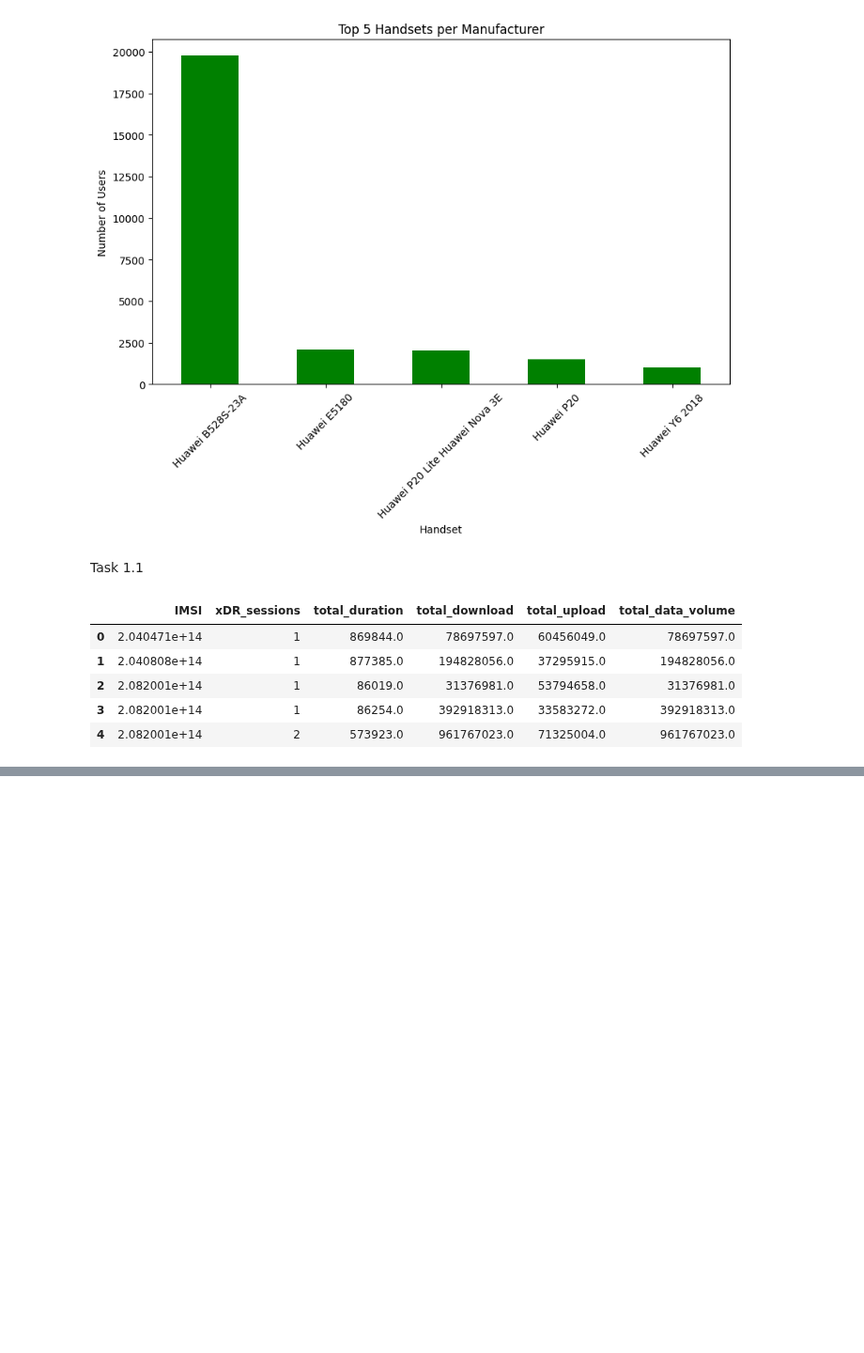
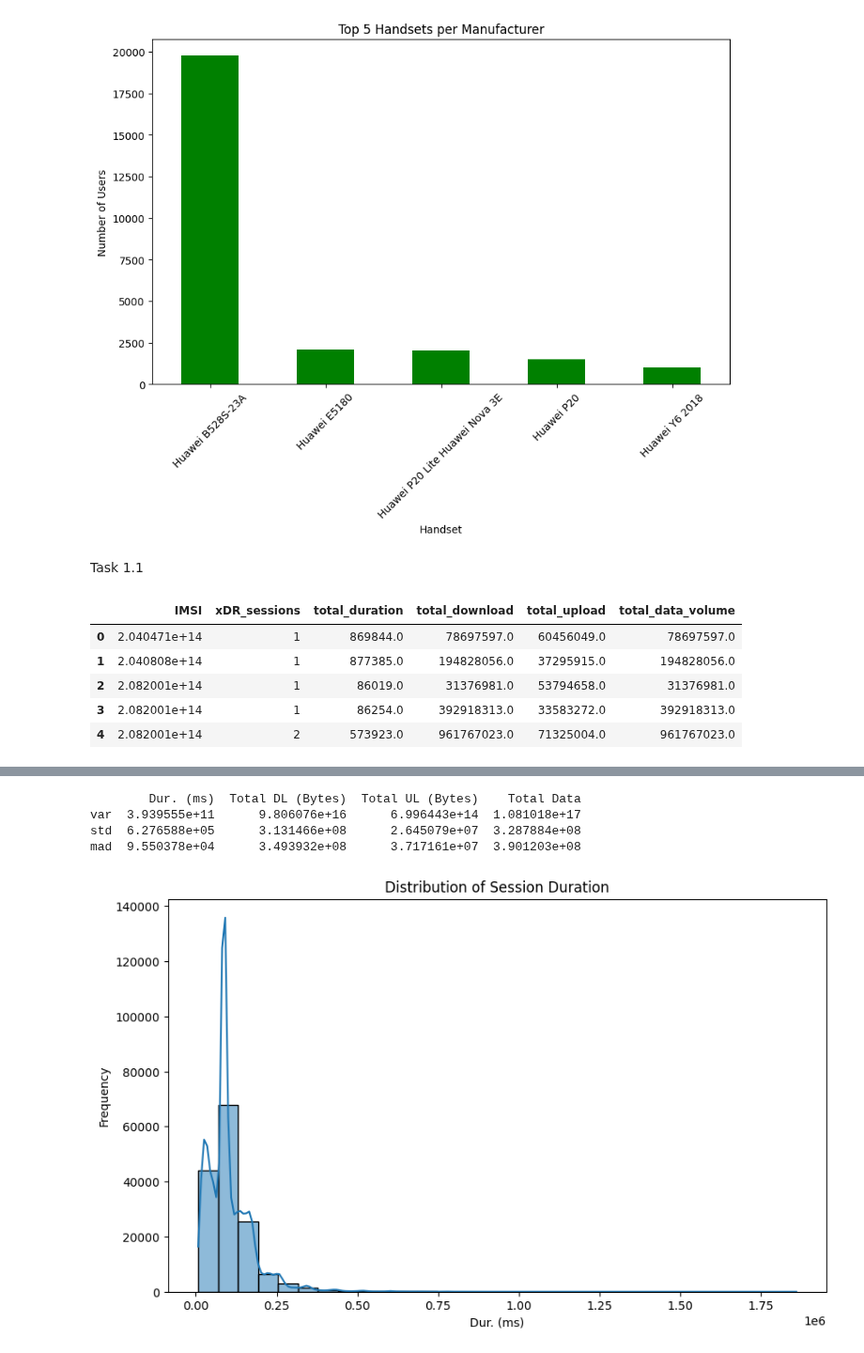
Before and after one commit to yishakk/Week-2-TellCo, a Jupyter notebook: notebooks/overview_analysis.ipynb, the cells around one changed output, grey strips where cells are left out. Shown at 94% size. Saved outputs shown, nothing was run; the diff lists cells and outputs as text; code cells hidden in the pictures; blank space fills up the shorter version.

```diff
--- a/notebooks/overview_analysis.ipynb
+++ b/notebooks/overview_analysis.ipynb
@@ -109,0 +173,12 @@ user_metrics.head()
+# %%
+tellco_data['Total Data'] = tellco_data['Total UL (Bytes)'] + tellco_data['Total DL (Bytes)']
+
+tellco_data['duration_decile'] = pd.qcut(tellco_data['Dur. (ms)'], 5, labels=[1, 2, 3, 4, 5])
+
+decile_data = tellco_data.groupby('duration_decile').agg(
+    total_data=('Total Data', 'sum'),
+    avg_duration=('Dur. (ms)', 'mean'),
+    user_count=('MSISDN/Number', 'nunique')
+).reset_index()
+
+print(decile_data)
@@ -109,0 +205,16 @@ user_metrics.head()
+# %%
+import numpy as np
+
+dispersion_params = basic_metrics[['Dur. (ms)', 'Total DL (Bytes)', 'Total UL (Bytes)', 'Total Data']].agg(['var', 'std'])
+mad_values = basic_metrics[['Dur. (ms)', 'Total DL (Bytes)', 'Total UL (Bytes)', 'Total Data']].apply(np.median)
+dispersion_params.loc['mad'] = mad_values
+print(dispersion_params)
+# %% [output]
+        Dur. (ms)  Total DL (Bytes)  Total UL (Bytes)    Total Data
+var  3.939555e+11      9.806076e+16      6.996443e+14  1.081018e+17
+std  6.276588e+05      3.131466e+08      2.645079e+07  3.287884e+08
+mad  9.550378e+04      3.493932e+08      3.717161e+07  3.901203e+08
+# %%
+plot_univariate(tellco_data, column='Dur. (ms)', title='Distribution of Session Duration')
+# %% [output]
+[figure, added]
```
Also changed, not shown: parts of 10 cells of this notebook, 1 other file.
